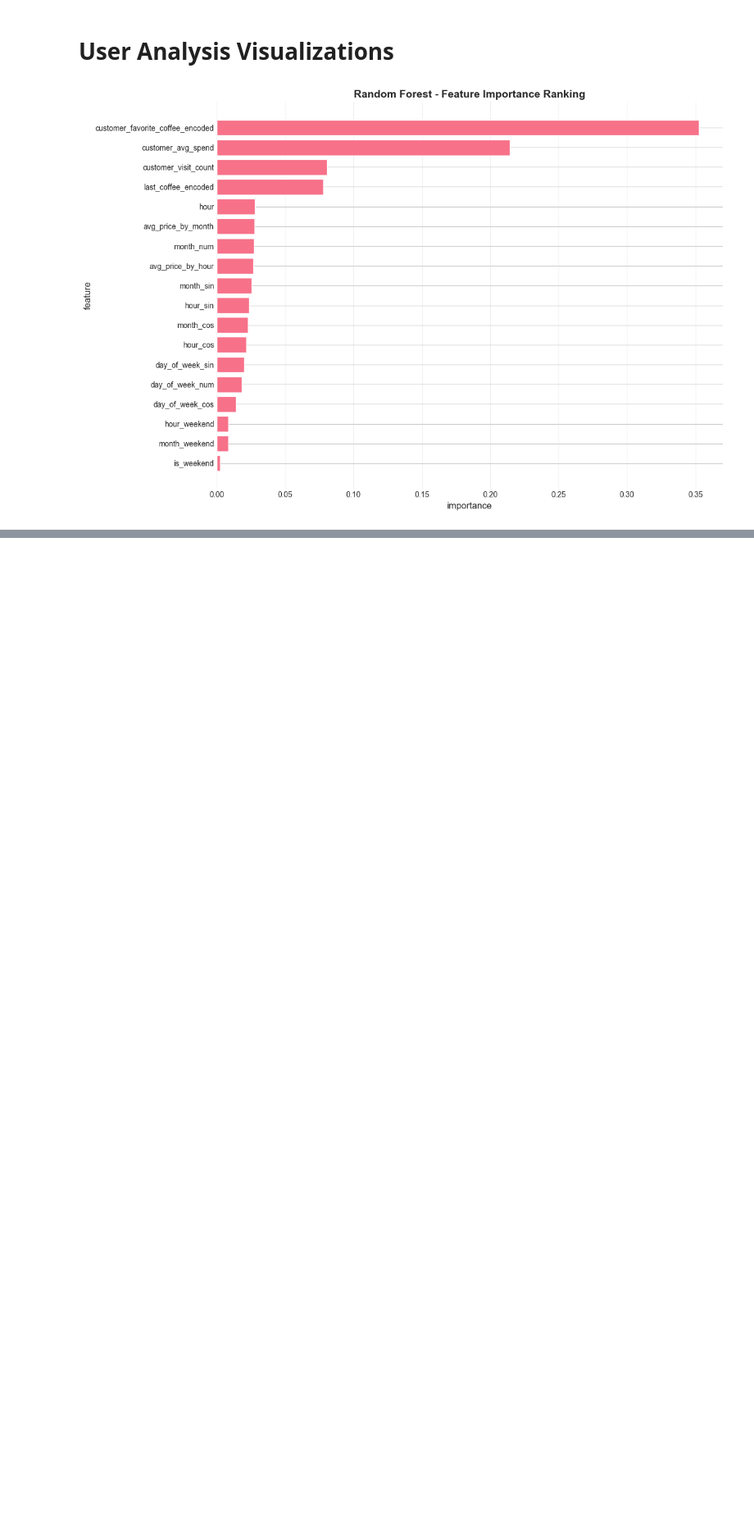
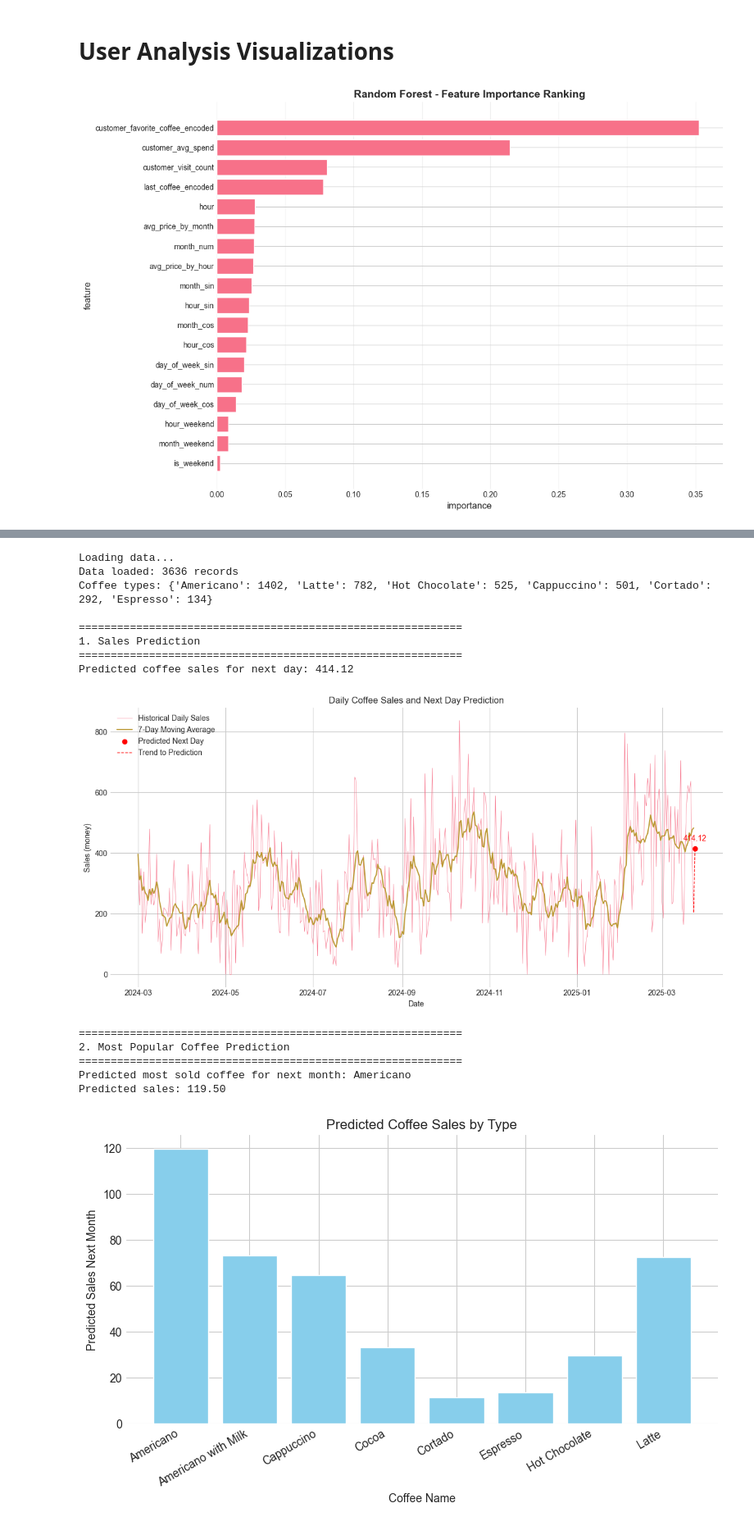
Before and after one commit to ZhuZiLiBryan/ECE143_Group_15_Project, a Jupyter notebook: all_visualizations.ipynb, the cells around one changed output, grey strips where cells are left out. Shown at 82% size. Drawn from its saved outputs; the diff is of its cells as text; code cells hidden in the pictures; blank space fills up the shorter version.

Commit message:
add visualizations for promotional analysis

```diff
--- a/all_visualizations.ipynb
+++ b/all_visualizations.ipynb
@@ -83,0 +83,19 @@ show_feature_importance()
+# %%
+
+promotional_analsysis_main()
+# %% [output]
+Loading data...
+Data loaded: 3636 records
+Coffee types: {'Americano': 1402, 'Latte': 782, 'Hot Chocolate': 525, 'Cappuccino': 501, 'Cortado': 292, 'Espresso': 134}
+
+============================================================
+1. Sales Prediction
+============================================================
+Predicted coffee sales for next day: 414.12
+[figure, added]
+============================================================
+2. Most Popular Coffee Prediction
+============================================================
+Predicted most sold coffee for next month: Americano
+Predicted sales: 119.50
+[figure, added]
```
Also changed, not shown: parts of 6 cells of this notebook, 1 other file.
